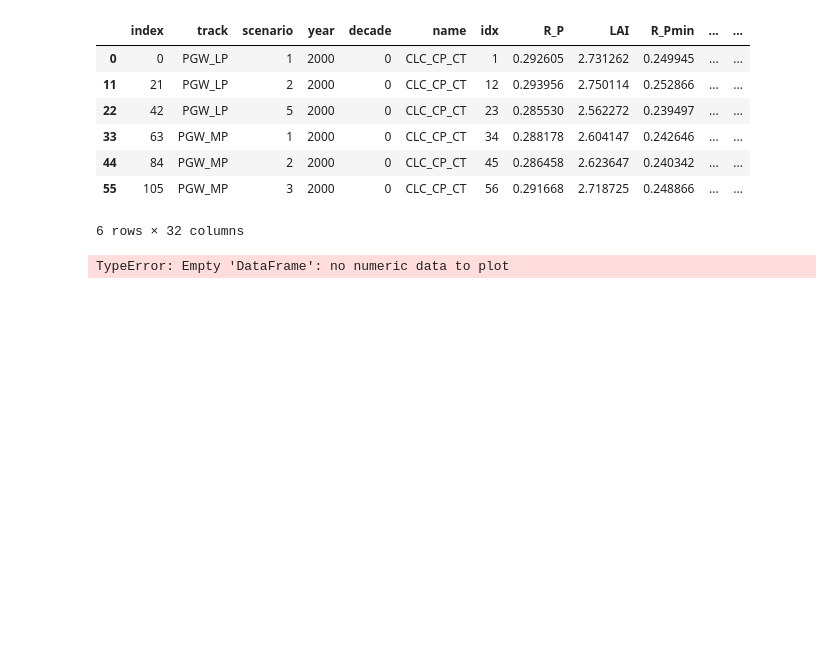
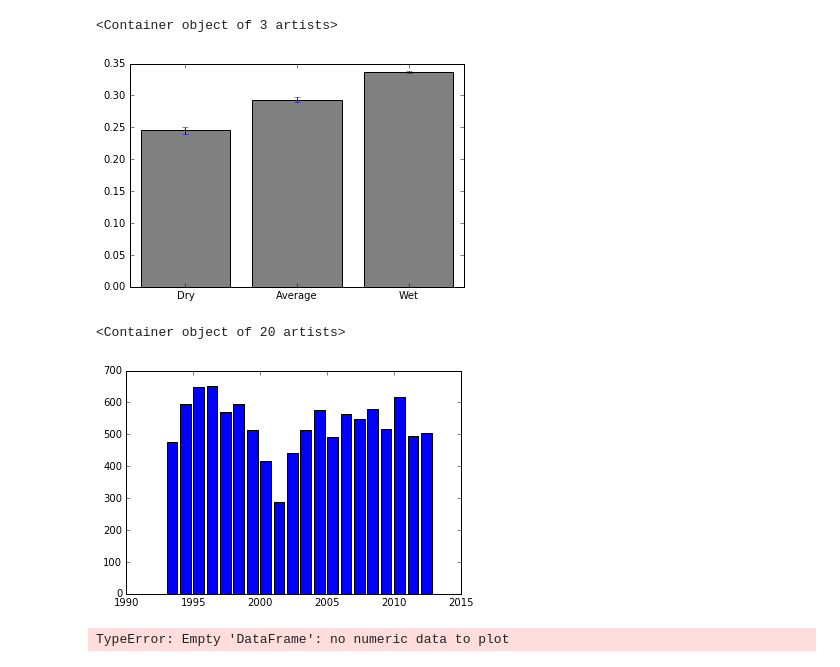
Before and after one commit to theobarnhart/rhessys_prep_analysis, a Jupyter notebook: ComoCreek/visualize_high_low_years_experiment.ipynb, the cells around one changed output. Saved outputs shown, nothing was run; the diff lists cells and outputs as text; code cells hidden in the pictures; blank space fills up the shorter version.

```diff
--- a/ComoCreek/visualize_high_low_years_experiment.ipynb
+++ b/ComoCreek/visualize_high_low_years_experiment.ipynb
@@ -3,14 +72,32 @@ df = pd.read_pickle('./data/experiment_results_v6.pcl')
+# %%
+# examine the
+df2000 = pd.DataFrame()
+ct = 0
+
+for dat in df.loc[(df.decade == 0)].annualQ_P:
+    df2000[str(ct)] = dat
+    ct += 1
+
+df2000.index = years
+
+waterYear = [1995,1996,2000]
+idxyear = [1,2,3]
+labels = ['Dry','Average','Wet']
+val2000 = []
+stdev2000 = []
+for wy in waterYear:
+    val2000.append(df2000[df2000.index == wy].mean(axis = 1).values[0])
+    stdev2000.append(df2000[df2000.index == wy].std(axis=1).values[0])
+# %%
+plt.bar(idxyear,val,yerr=stdev, color='0.5',align='center',tick_label = labels)
+# %% [output]
+<Container object of 3 artists>
+[figure, added]
 # %%
-df.loc[(df.decade == 0)]
+plt.bar(years,df.loc[(df.decade == 0)].annualQ.mean(axis=0))
 # %% [output]
-|  | index | track | scenario | year | decade | name | idx | R_P | LAI | R_Pmin | ... | ... |
-| 0 | 0 | PGW_LP | 1 | 2000 | 0 | CLC_CP_CT | 1 | 0.292605 | 2.731262 | 0.249945 | ... | ... |
-| 11 | 21 | PGW_LP | 2 | 2000 | 0 | CLC_CP_CT | 12 | 0.293956 | 2.750114 | 0.252866 | ... | ... |
-| 22 | 42 | PGW_LP | 5 | 2000 | 0 | CLC_CP_CT | 23 | 0.285530 | 2.562272 | 0.239497 | ... | ... |
-| 33 | 63 | PGW_MP | 1 | 2000 | 0 | CLC_CP_CT | 34 | 0.288178 | 2.604147 | 0.242646 | ... | ... |
-| 44 | 84 | PGW_MP | 2 | 2000 | 0 | CLC_CP_CT | 45 | 0.286458 | 2.623647 | 0.240342 | ... | ... |
-| 55 | 105 | PGW_MP | 3 | 2000 | 0 | CLC_CP_CT | 56 | 0.291668 | 2.718725 | 0.248866 | ... | ... |
-6 rows × 32 columns
+<Container object of 20 artists>
+[figure, added]
 # %%
 df.annualQ.plot.hist()
 # %% [output]
```
Also changed, not shown: parts of 8 cells of this notebook.
